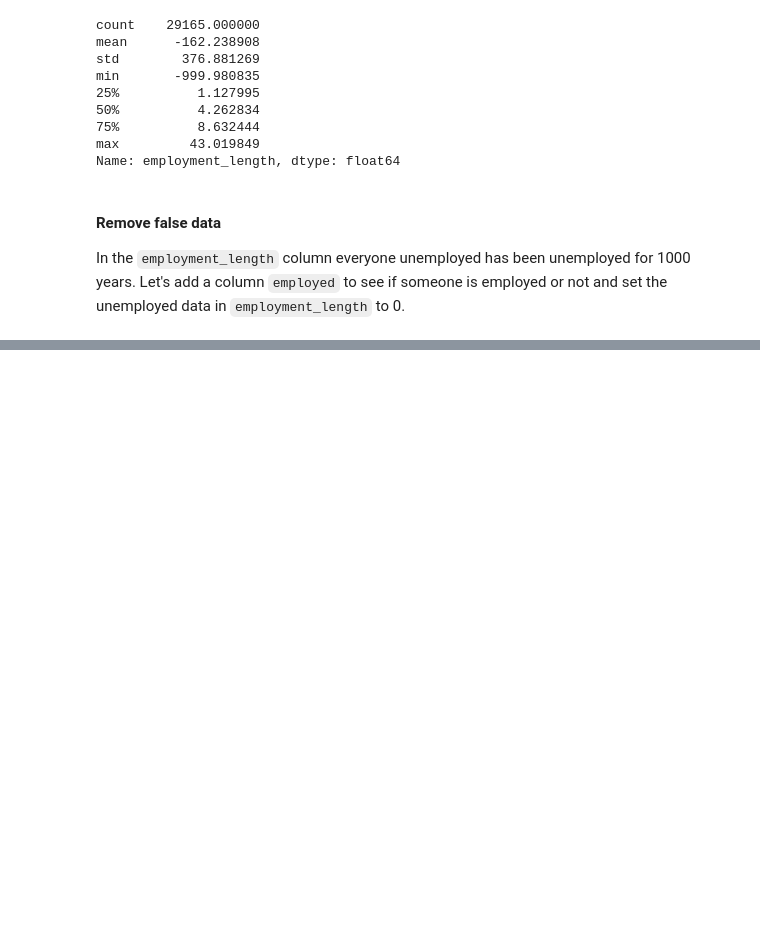
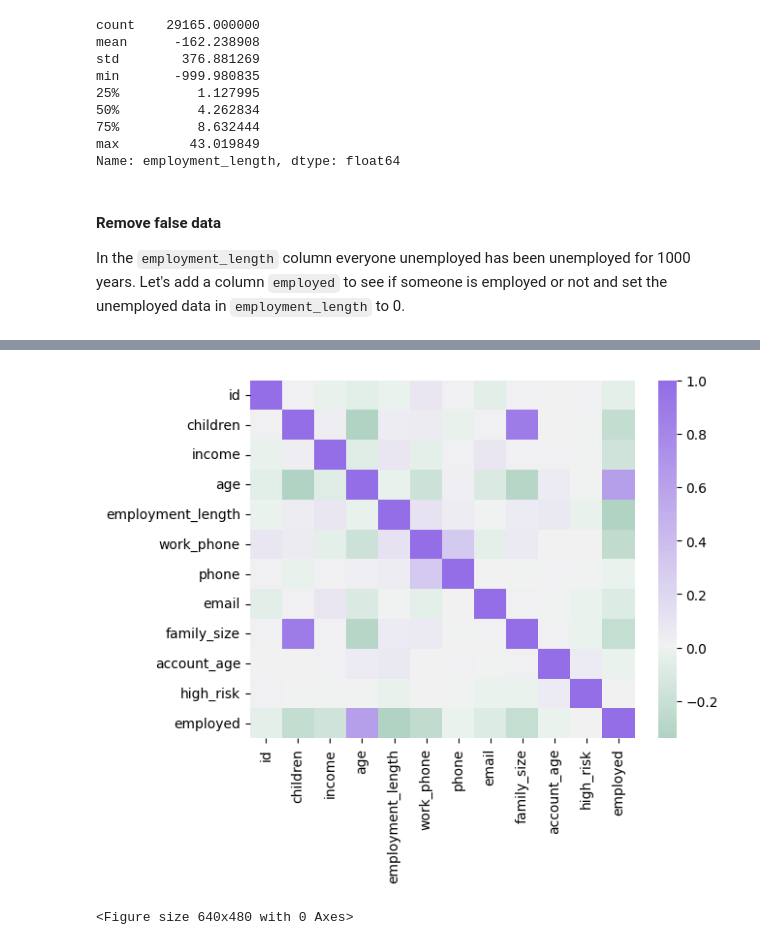
Before and after one commit to Maxrio9/Credit_Card_Risk_Portfolio_Project, a Jupyter notebook: credit_card_analysis.ipynb, the cells around one changed output, grey strips where cells are left out. Saved outputs shown, nothing was run; the diff lists cells and outputs as text; code cells hidden in the pictures; blank space fills up the shorter version.

```diff
--- a/credit_card_analysis.ipynb
+++ b/credit_card_analysis.ipynb
@@ -188,0 +249,8 @@ Name: employed, dtype: object
+# %%
+colors = sns.diverging_palette(150, 275, s=80, l=55, n=9, as_cmap=True)
+sns.heatmap(credit_card_df.corr(), center=0, cmap=colors, robust=True)
+plt.show()
+plt.clf()
+# %% [output]
+[figure, added]
+<Figure size 640x480 with 0 Axes>
```
Also changed, not shown: parts of 12 cells of this notebook.
